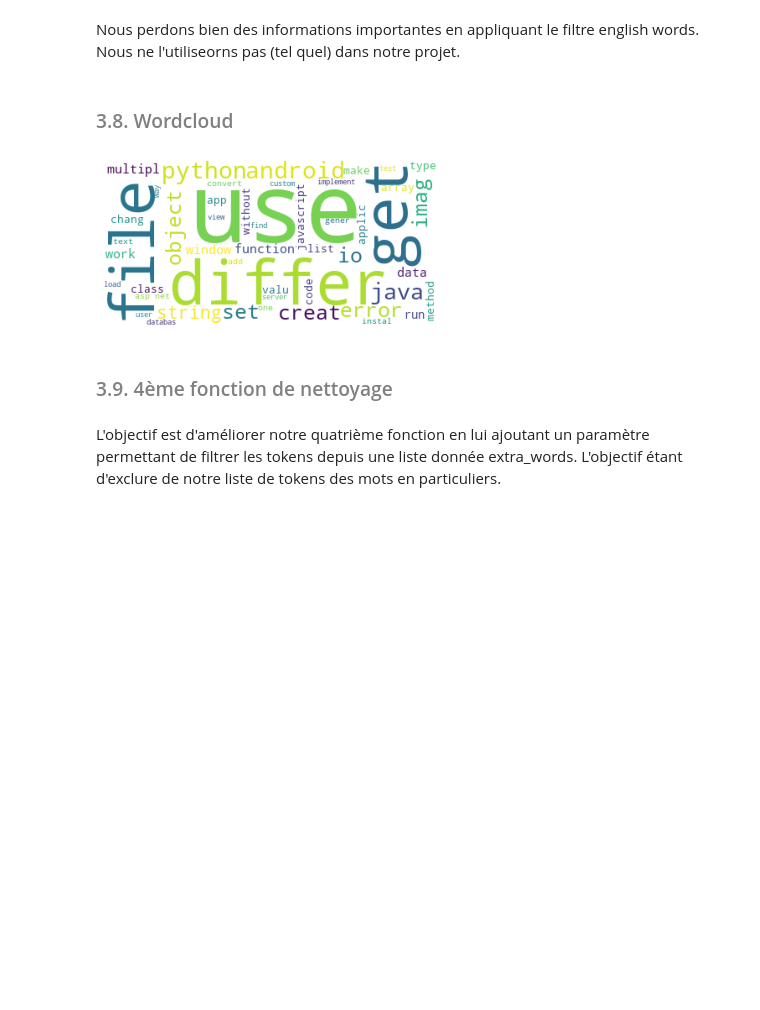
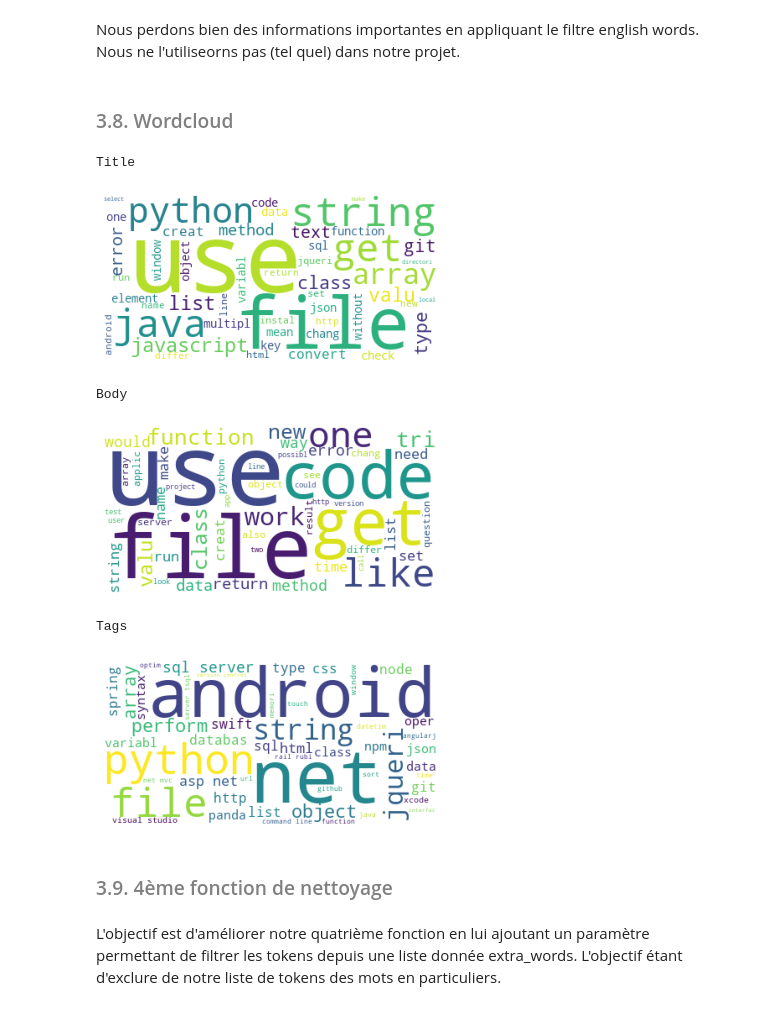
Before and after one commit to hurvoya/05---categorisation-question, a Jupyter notebook: first one.ipynb, the cells around one changed output. Saved outputs shown, nothing was run; the diff lists cells and outputs as text; code cells hidden in the pictures; blank space fills up the shorter version.

Commit message:
New notebook more clean added

```diff
--- a/first one.ipynb
+++ b/first one.ipynb
@@ -1040,5 +1324,5 @@ Le processus de « lemmatisation » consiste à représenter les mots (ou « lem
 # %%
-doc = "I have 3 dogs, they was all black. Now they are all white but one of my dog is my favourite"
+doc = "Using and use. I have 3 dogs, they was all black. Now they are all white but one of my dog is my favourite"
 # %%
 tokenizer = RegexpTokenizer(r"\w+")
 tokens = tokenizer.tokenize(doc.lower())
@@ -1122,7 +1406,7 @@ def process_text_3(doc,
     ##########################################
 
     #stem or lem
-    if lemm_or_stemm =="len" :
+    if lemm_or_stemm =="lem" :
         trans = WordNetLemmatizer()
         trans_text = [trans.lemmatize(i) for i in alpha_tokens]
     else :
@@ -1135,3 +1419,16 @@ def process_text_3(doc,
         return " ".join(trans_text)
 
     return trans_text
+# %%
+#Utilisation de notre deuxième fonction de cleaning / obtention des tokens :
+print("Title :")
+corpus_title = process_text_3(raw_corpus_title, list_rare_words=List_unique_words, rejoin = False)
+display_tokens_info(corpus_title)
+
+print("\nBody :")
+corpus_body = process_text_3(raw_corpus_body, list_rare_words=List_unique_words, rejoin = False)
+display_tokens_info(corpus_body)
+
+print("\nTags :")
+corpus_tags = process_text_3(raw_corpus_tags, list_rare_words=List_unique_words, rejoin = False)
+display_tokens_info(corpus_tags)
@@ -1138,5 +1447,13 @@ def process_text_3(doc,
 # %%
-#Application de notre 3 ème fonction :
-corpus = process_text_3(raw_corpus, rejoin = False, list_rare_words = list_unique_words)
-display_tokens_info(corpus)
+#fréquence d'apparation dans le corpus
+title_freq = pd.Series(corpus_title).value_counts()
+body_freq = pd.Series(corpus_body).value_counts()
+tags_freq = pd.Series(corpus_tags).value_counts()
+
+print("Title :")
+display(title_freq)
+print("\n\nBody :")
+display(body_freq)
+print("\n\nTags :")
+display(tags_freq)
 # %% [output]
@@ -1403,9 +1750,19 @@ def use_wordcloud(corpus):
     plt.axis("off")
     plt.show()
 # %%
-use_wordcloud(corpus)
+print("Title")
+use_wordcloud(corpus_title)
+print("Body")
+use_wordcloud(corpus_body)
+print("Tags")
+use_wordcloud(corpus_tags)
 # %% [output]
+Title
-[figure, old version]
+[figure, new version]
+Body
+[figure, added]
+Tags
+[figure, added]
 # %% [markdown]
 ### <font color = grey>3.9. 4ème fonction de nettoyage</font>
 # %% [markdown]
```
Also changed, not shown: parts of 129 cells of this notebook, 2 other files.
